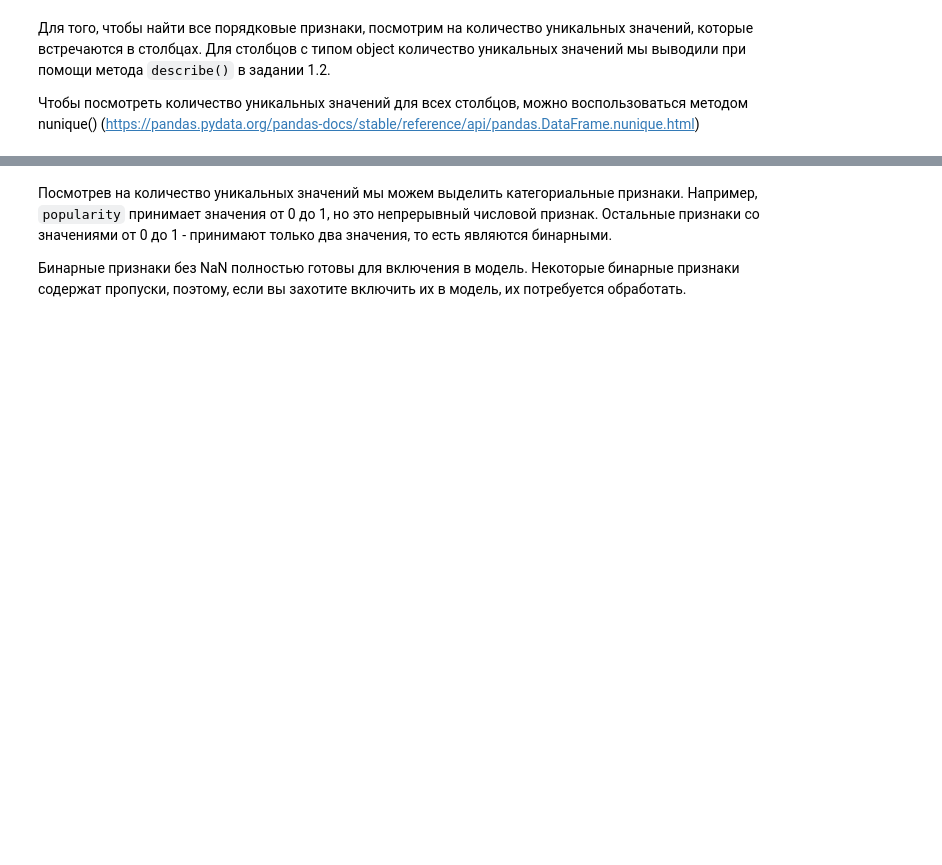
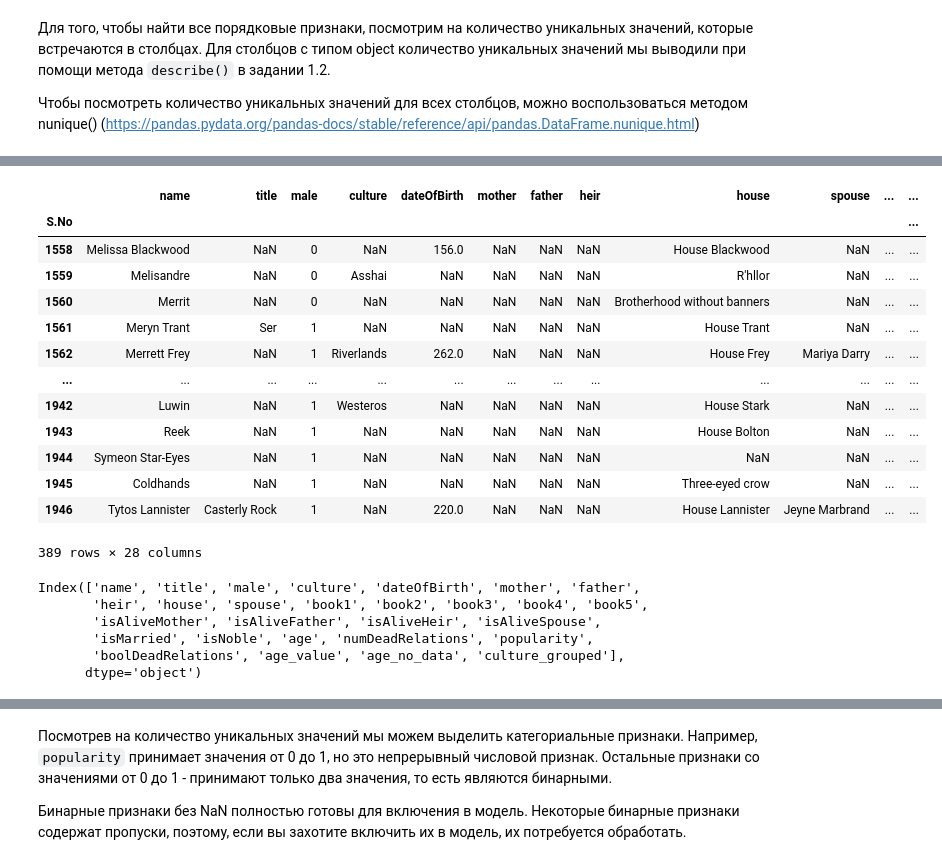
Before and after one commit to Aqity/deep_learning_school_autumn_2026, a Jupyter notebook: hw_1_game_of_thrones_main.ipynb, the cells around one changed output, grey strips where cells are left out. Drawn from its saved outputs; the diff is of its cells as text; code cells hidden in the pictures; blank space fills up the shorter version.

```diff
--- a/hw_1_game_of_thrones_main.ipynb
+++ b/hw_1_game_of_thrones_main.ipynb
@@ -162,5 +282,5 @@ data.describe(include = [...]).T[['count', 'min', 'max']]
 
 Фактически, в переменной `age` мы заменяем NaN на 0, но одновременно добавляем в модель еще один бинарный признак `age_no_data`, несущий информацию о том, у каких персонажей не был указан возраст:
 # %%
-data['age_value'] = ...# ДОБАВЬТЕ ВАШ КОД
+data['age_value'] = [x if not np.isnan(x) else 0 for x in data['age']]
 data['age_no_data'] = [1 if np.isnan(x) else 0 for x in data['age']]
@@ -235,0 +393,28 @@ d_inverted
+# %%
+# По аналогии с примером выше инвертируйте словарь cultures_grouped
+# cultures_grouped_inverted = ...
+# ...
+cultures_grouped = {
+    'Old Nations': ['valyrian', 'first men', 'andal', 'andals', 'rhoynar'],
+    'the North': ['northmen', 'northern mountain clans', 'crannogmen'],
+    'the Iron Islands': ['ironborn', 'ironborn', 'ironmen'],
+    'the Mountain and the Vale': ['valemen', 'vale', 'vale mountain clans',
+                              'sistermen'],
+    'the Isles and Rivers': ['riverlands', 'rivermen'],
+    'the Rock': ['westerman', 'westermen', 'westerlands'],
+    'the Stormlands': ['stormlander', 'stormlands'],
+    'the Reach': ['reach', 'reachmen', 'the reach'],
+    'Dorne': ['dornish', 'dornishmen', 'dorne'],
+    'Essos Nations': ['astapor', 'astapori', 'braavosi', 'braavos', 'tyroshi', 'lysene', 'lyseni',
+                      'myrish', 'pentoshi', 'qartheen', 'qarth', 'dothraki',
+                      'lhazarene', 'lhazareen','meereen', 'meereenese',
+                      'norvoshi', 'qohor', 'summer isles', 'summer islands',
+                      'summer islander', 'asshai', "asshai'i", 'norvos', 'ghiscari',
+                      'ghiscaricari'],
+    'Other Nations': ['ibbenese', 'westeros', 'free folk', 'wildling', 'wildlings', 'naathi']}
+cultures_grouped_inverted = {}
+for k in cultures_grouped.keys():
+  for v in cultures_grouped[k]:
+      cultures_grouped_inverted.update({v:k})
+
+cultures_grouped_inverted
@@ -247,0 +465,2 @@ data['culture_grouped'] = data['culture'].str.lower().map(cultures_grouped_inver
+# %%
+data.loc[data['culture_grouped'].isna(), 'culture_grouped'] = 'culture_no_data'
@@ -263,0 +528,33 @@ data['culture_grouped'] = data['culture'].str.lower().map(cultures_grouped_inver
+# %%
+categorical_columns = ['name', 'title', 'male', 'culture', 'dateOfBirth', 'mother', 'father',
+       'heir', 'house', 'spouse', 'book1', 'book2', 'book3', 'book4', 'book5',
+       'isAliveMother', 'isAliveFather', 'isAliveHeir', 'isAliveSpouse',
+       'isMarried', 'isNoble', 'age', 'numDeadRelations', 'popularity',
+       'boolDeadRelations', 'age_value', 'age_no_data', 'culture_grouped']
+# %%
+categorical_features = data[categorical_columns]
+categorical_features
+# %% [output]
+|  | name | title | male | culture | dateOfBirth | mother | father | heir | house | spouse | ... | ... |
+| S.No |  |  |  |  |  |  |  |  |  |  |  | ... |
+| 1558 | Melissa Blackwood | NaN | 0 | NaN | 156.0 | NaN | NaN | NaN | House Blackwood | NaN | ... | ... |
+| 1559 | Melisandre | NaN | 0 | Asshai | NaN | NaN | NaN | NaN | R'hllor | NaN | ... | ... |
+| 1560 | Merrit | NaN | 0 | NaN | NaN | NaN | NaN | NaN | Brotherhood without banners | NaN | ... | ... |
+| 1561 | Meryn Trant | Ser | 1 | NaN | NaN | NaN | NaN | NaN | House Trant | NaN | ... | ... |
+| 1562 | Merrett Frey | NaN | 1 | Riverlands | 262.0 | NaN | NaN | NaN | House Frey | Mariya Darry | ... | ... |
+| ... | ... | ... | ... | ... | ... | ... | ... | ... | ... | ... | ... | ... |
+| 1942 | Luwin | NaN | 1 | Westeros | NaN | NaN | NaN | NaN | House Stark | NaN | ... | ... |
+| 1943 | Reek | NaN | 1 | NaN | NaN | NaN | NaN | NaN | House Bolton | NaN | ... | ... |
+| 1944 | Symeon Star-Eyes | NaN | 1 | NaN | NaN | NaN | NaN | NaN | NaN | NaN | ... | ... |
+| 1945 | Coldhands | NaN | 1 | NaN | NaN | NaN | NaN | NaN | Three-eyed crow | NaN | ... | ... |
+| 1946 | Tytos Lannister | Casterly Rock | 1 | NaN | 220.0 | NaN | NaN | NaN | House Lannister | Jeyne Marbrand | ... | ... |
+389 rows × 28 columns
+# %%
+categorical_features.columns
+# %% [output]
+Index(['name', 'title', 'male', 'culture', 'dateOfBirth', 'mother', 'father',
+       'heir', 'house', 'spouse', 'book1', 'book2', 'book3', 'book4', 'book5',
+       'isAliveMother', 'isAliveFather', 'isAliveHeir', 'isAliveSpouse',
+       'isMarried', 'isNoble', 'age', 'numDeadRelations', 'popularity',
+       'boolDeadRelations', 'age_value', 'age_no_data', 'culture_grouped'],
+      dtype='object')
```
Also changed, not shown: parts of 34 cells of this notebook.
